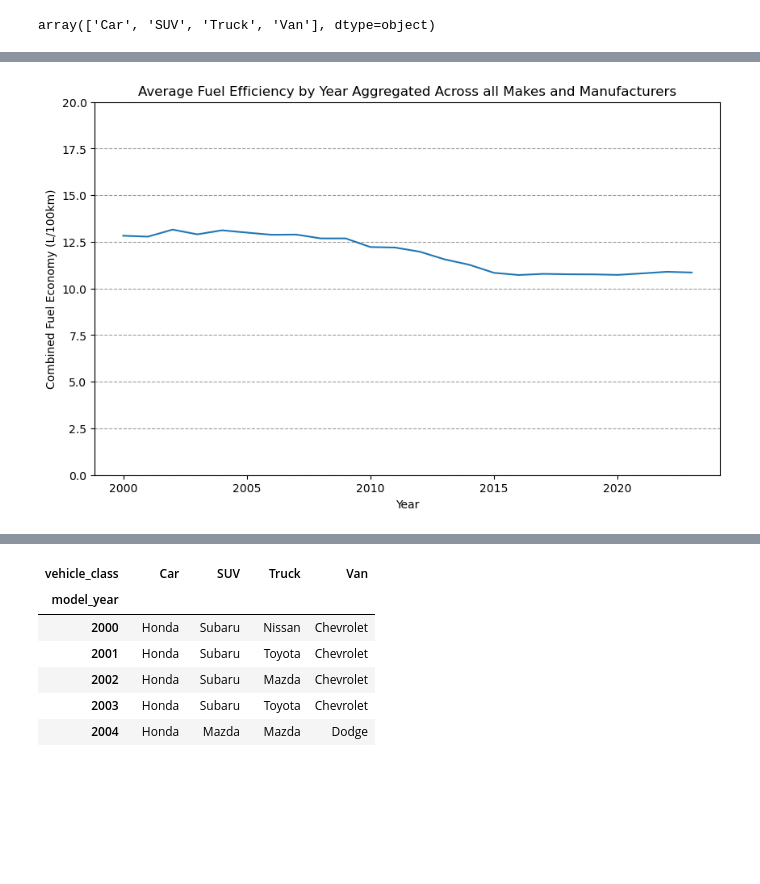
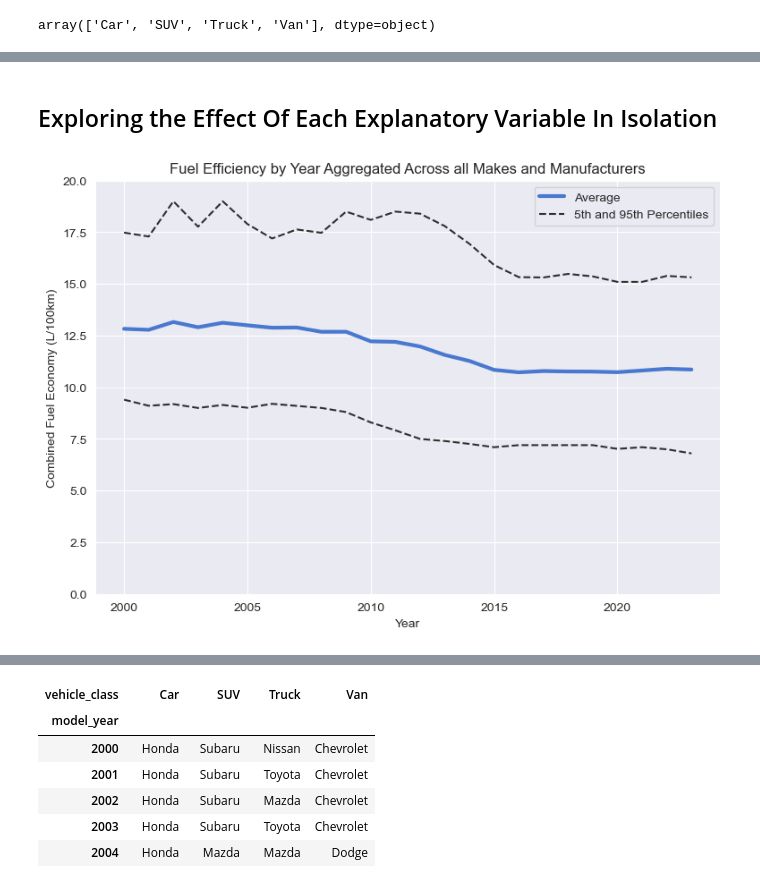
Before and after one commit to alexproskiw/Fuel-Efficiency-of-Canadian-Vehicles-Trends-and-Predictions, a Jupyter notebook: ECON323 Final Project.ipynb, the cells around one changed output, grey strips where cells are left out. Cells and saved outputs as stored; diff of their text form; code cells hidden in the pictures; blank space fills up the shorter version.

Commit message:
Additional Visualizations

```diff
--- a/ECON323 Final Project.ipynb
+++ b/ECON323 Final Project.ipynb
@@ -70,8 +73,8 @@ full_dataset.reset_index(drop=True, inplace=True)
 # %%
 # drop city and highway fuel consumption as combined fuel consumption represents their weighted average (55% city, 45% highway)
 # also drop the combined miles per gallon as we will use units of L/100 km
-# we will then also drop the CO2 rating and smog rating columns, and focus instead on using CO2 emissions
-full_dataset.drop(["city_fuel_cons", "hwy_fuel_cons", "comb_mpg","co2_rating", "smog_rating"], axis=1, inplace=True)
+# we will then also drop items related to CO2 emissions, CO2 rating, and smog rating
+full_dataset.drop(["city_fuel_cons", "hwy_fuel_cons", "comb_mpg", "co2_emissions", "co2_rating", "smog_rating"], axis=1, inplace=True)
 full_dataset
 # %% [output]
 |  | model_year | make | model | vehicle_class | engine_size_L | cylinders | transmission | fuel_type | ... |
@@ -105,7 +107,7 @@ dtype: object
 # %%
 # convert strings to numbers
 full_dataset["model_year"] = full_dataset["model_year"].astype(int)
-cols = ["engine_size_L", "comb_lpkm", "co2_emissions"]
+cols = ["engine_size_L", "comb_lpkm"]
 full_dataset[cols] = full_dataset[cols].astype(float)
 
 # checking new data types
@@ -302,13 +303,13 @@ def convert_transmission_to_type(s):
 def convert_transmission_to_gears(s):
     transmission_gears = re.findall('\d+', s)
     if (transmission_gears == []):
-        transmission_gears = [float('nan')]
+        transmission_gears = [1]
     return transmission_gears[0]
 
 # separate the transmission column into separate columns for transmission type and gears, remove original column
 full_dataset["transmission_type"] = full_dataset["transmission"].apply(convert_transmission_to_type)
 full_dataset["transmission_gears"] = full_dataset["transmission"].apply(convert_transmission_to_gears)
-full_dataset["transmission_gears"] = full_dataset["transmission_gears"].astype(float)
+full_dataset["transmission_gears"] = full_dataset["transmission_gears"].astype(int)
 full_dataset.drop(["transmission"], axis=1, inplace=True)
 # %%
 # update the transmission types from abbreviations to their actual meanings
@@ -327,3 +328,11 @@ full_dataset.head()
 | 2 | 2023 | Acura | Integra A-SPEC | Car | 1.5 | 4.0 | Premium Gasoline | 7.8 | ... |
 | 3 | 2023 | Acura | MDX SH-AWD | SUV | 3.5 | 6.0 | Premium Gasoline | 11.2 | ... |
 | 4 | 2023 | Acura | MDX SH-AWD Type S | SUV | 3.0 | 6.0 | Premium Gasoline | 12.4 | ... |
+# %%
+# reorder the columns
+full_dataset = full_dataset[["model_year", "make", "model", "vehicle_class", "fuel_type",
+                             "engine_size_L", "cylinders", "transmission_type",
+                             "transmission_gears", "comb_lpkm"]]
+
+# verify changes
+full_dataset.head()
@@ -330,13 +346,31 @@ full_dataset.head()
+# %% [markdown]
+## Exploring the Effect Of Each Explanatory Variable In Isolation
 # %%
-full_dataset_year_as_index = full_dataset.set_index("model_year")
-years = full_dataset_year_as_index.groupby("model_year")
+# fuel efficiency by year
 
-ax = years.mean()["comb_lpkm"].plot(figsize=(10, 6))
-fig = ax.get_figure()
-ax.set_ylim(0, 20)
-ax.set_title("Average Fuel Efficiency by Year Aggregated Across all Makes and Manufacturers")
+# 5th Percentile
+def q05(x):
+    return x.quantile(0.05)
+
+# 95th Percentile
+def q95(x):
+    return x.quantile(0.95)
+
+
+fuel_economy_by_year = full_dataset.pivot_table(index="model_year", values="comb_lpkm", aggfunc=["mean", q05, q95])
+ax = fuel_economy_by_year.plot()
 ax.set_xlabel("Year")
 ax.set_ylabel("Combined Fuel Economy (L/100km)")
-ax.yaxis.grid(True, color="black", alpha = 0.4, linestyle='--')
+ax.set_title("Fuel Efficiency by Year Aggregated Across all Makes and Manufacturers")
+ax.set_ylim(0, 20)
+plt.gca().get_lines()[0].set_linewidth(3)
+plt.gca().get_lines()[1].set_color("black")
+plt.gca().get_lines()[1].set_linestyle("--")
+plt.gca().get_lines()[1].set_alpha(0.8)
+plt.gca().get_lines()[2].set_color("black")
+plt.gca().get_lines()[2].set_linestyle("--")
+plt.gca().get_lines()[2].set_alpha(0.8)
+ax.legend(['Average', '5th and 95th Percentiles'])
+plt.gcf().set_size_inches(9, 6)
 # %% [output]
-[figure, old version]
+[figure, new version]
```
Also changed, not shown: parts of 33 cells of this notebook.
